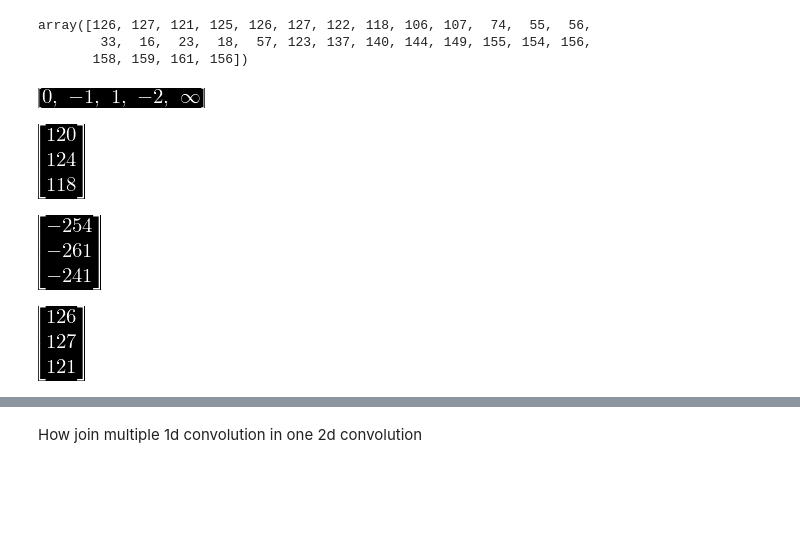
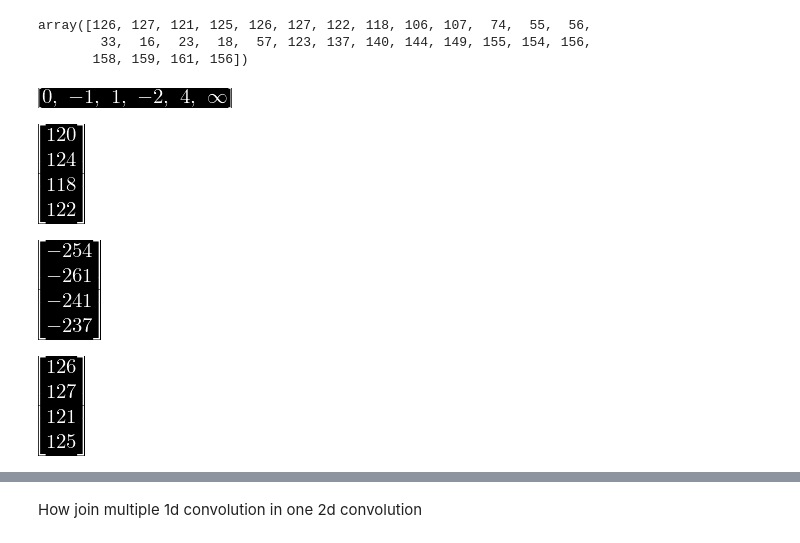
Before and after one commit to tarsioonofrio/fast-convolution-rtl, a Jupyter notebook: notebooks/convolve_comparsion.ipynb, the cells around one changed output, grey strips where cells are left out. Cells and saved outputs as stored; diff of their text form; code cells hidden in the pictures; blank space fills up the shorter version.

Commit message:
adding more options to conv scripts

```diff
--- a/notebooks/convolve_comparsion.ipynb
+++ b/notebooks/convolve_comparsion.ipynb
@@ -107,8 +103,8 @@ array([126, 127, 121, 125, 126, 127, 122, 118, 106, 107,  74,  55,  56,
         33,  16,  23,  18,  57, 123, 137, 140, 144, 149, 155, 154, 156,
        158, 159, 161, 156])
 # %%
-points = [0, -1, 1, -2, np.inf]
+points = [0, -1, 1, -2, 4, np.inf]
 points
 # %% [output]
-[figure, old version]
+[figure, new version]
 # %%
@@ -116,18 +112,18 @@ fast_conv = [toom_cook_conv_1d(3, 3, points, weight[i]) for i in range(3)]
 # %%
-out0 = fast_conv[0](feature[0, :5])
+out0 = fast_conv[0](feature[0, :6])
 out0
 # %% [output]
-[figure, old version]
+[figure, new version]
 # %%
-out1 = fast_conv[1](feature[1, :5])
+out1 = fast_conv[1](feature[1, :6])
 out1
 # %% [output]
-[figure, old version]
+[figure, new version]
 # %%
-out2 = fast_conv[2](feature[2, :5])
+out2 = fast_conv[2](feature[2, :6])
 out2
 # %% [output]
-[figure, old version]
+[figure, new version]
 # %%
 out0 + out1 + out2
 # %% [output]
```
Also changed, not shown: parts of 37 cells of this notebook, 2 other files.
